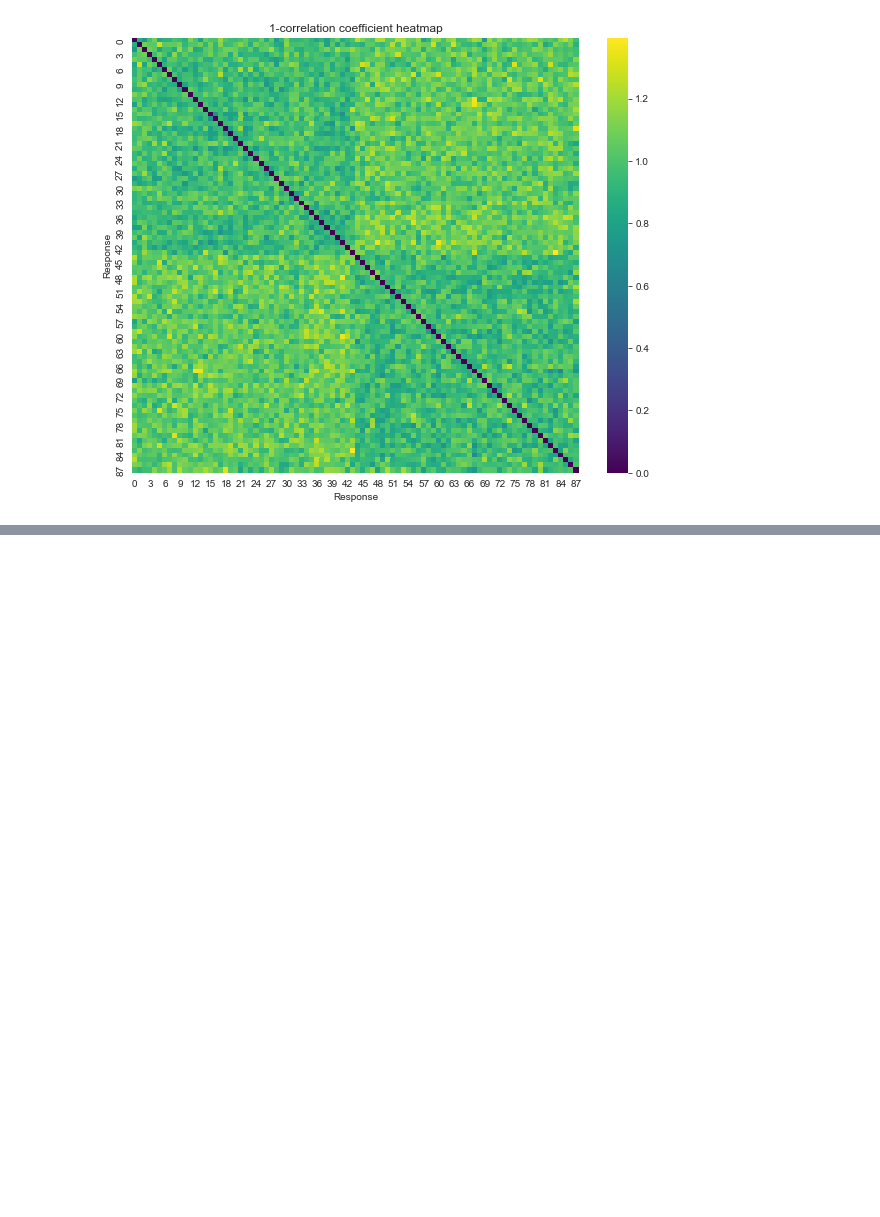
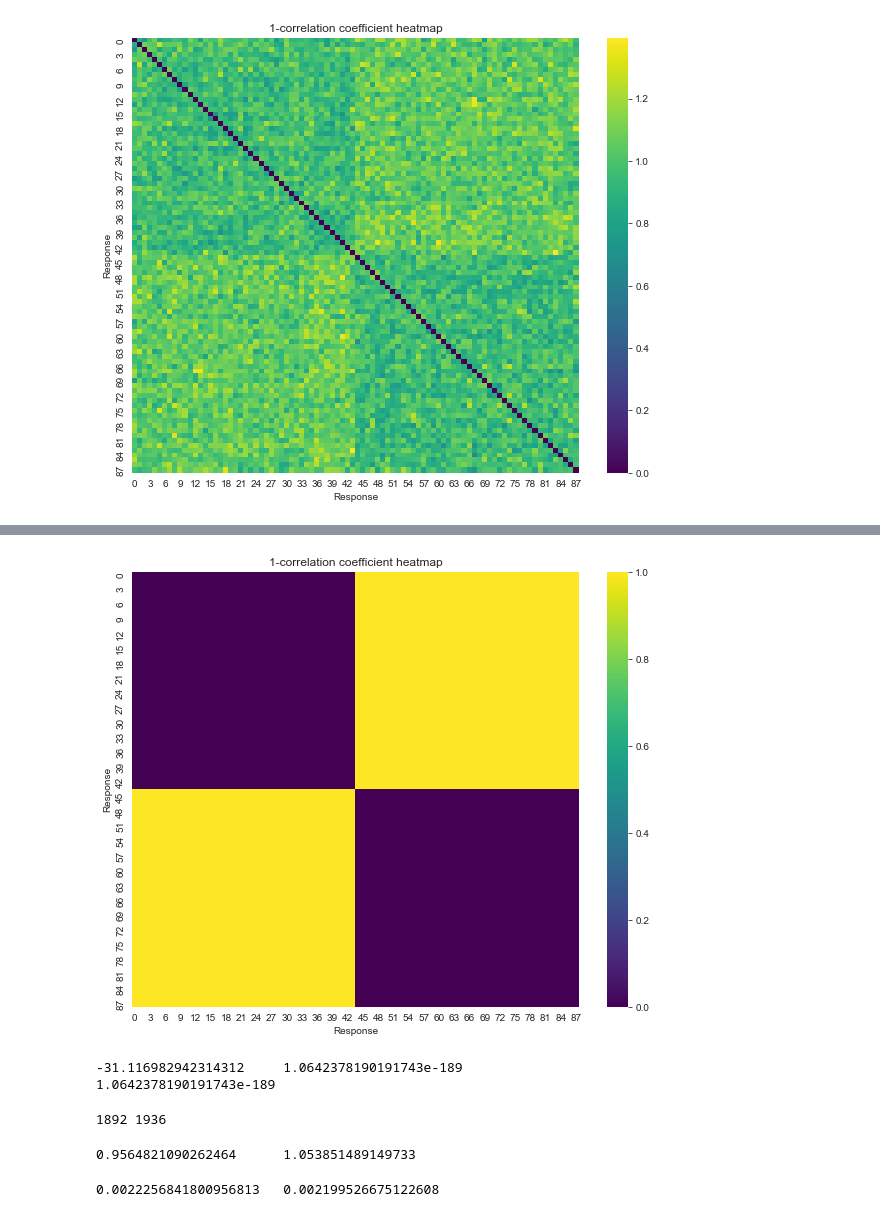
Before and after one commit to lucvergnes/CognitiveMod, a Jupyter notebook: data/Lab2_Q3.ipynb, the cells around one changed output, grey strips where cells are left out. Cells and saved outputs as stored; diff of their text form; code cells hidden in the pictures; blank space fills up the shorter version.

```diff
--- a/data/Lab2_Q3.ipynb
+++ b/data/Lab2_Q3.ipynb
@@ -59,3 +59,8 @@ plt.title('1-correlation coefficient heatmap')
 plt.show()
 # %% [output]
 [figure]
+# %%
+imageVectors = pd.read_csv(datafolder + 'CategoryVectors.txt')
+imageVectorsAnimation = imageVectors['Var1']
+print(len(imageVectorsAnimation))
+imageVectorsAnimation
@@ -61,0 +81,16 @@ plt.show()
+# %%
+animationMask = pd.DataFrame(np.nan, index=range(88), columns=range(88))
+
+for check1 in range(88):
+    animState1 = imageVectorsAnimation.iloc[check1]
+    for check2 in range(88):
+        animState2 = imageVectorsAnimation.iloc[check2]
+
+        if animState1 == animState2:
+            setRes = 0
+        else:
+            setRes = 1
+
+        animationMask.loc[check1, check2] = setRes
+
+animationMask
@@ -61,0 +111,9 @@ plt.show()
+# %%
+plt.figure(figsize=(10, 8))
+sb.heatmap(animationMask, annot=False, cmap='viridis')
+plt.xlabel('Response')
+plt.ylabel('Response')
+plt.title('1-correlation coefficient heatmap')
+plt.show()
+# %% [output]
+[figure, added]
@@ -61,0 +140,31 @@ plt.show()
+# %%
+t_stat, p_val = ttest_ind(sameDiss, diffDiss, alternative='two-sided')
+print(str(t_stat) + '\t' + str(p_val))
+print(p_val)
+# %% [output]
+-31.116982942314312     1.0642378190191743e-189
+1.0642378190191743e-189
+# %%
+print(len(sameDiss), len(diffDiss))
+# %% [output]
+1892 1936
+# %%
+from statistics import mean
+
+avrgSame = mean(sameDiss)
+avrgDiff = mean(diffDiss)
+print(str(avrgSame) + '\t' + str(avrgDiff))
+# %% [output]
+0.9564821090262464      1.053851489149733
+# %%
+std_dev1 = np.std(sameDiss, ddof=1)  # sample standard deviation
+n1 = len(sameDiss)
+std_error1 = std_dev1 / np.sqrt(n1)
+
+std_dev2 = np.std(diffDiss, ddof=1)  # sample standard deviation
+n2 = len(diffDiss)
+std_error2 = std_dev2 / np.sqrt(n2)
+
+print(str(std_error1) + '\t' + str(std_error2))
+# %% [output]
+0.0022256841800956813   0.002199526675122608
```
Also changed, not shown: parts of 10 cells of this notebook.
